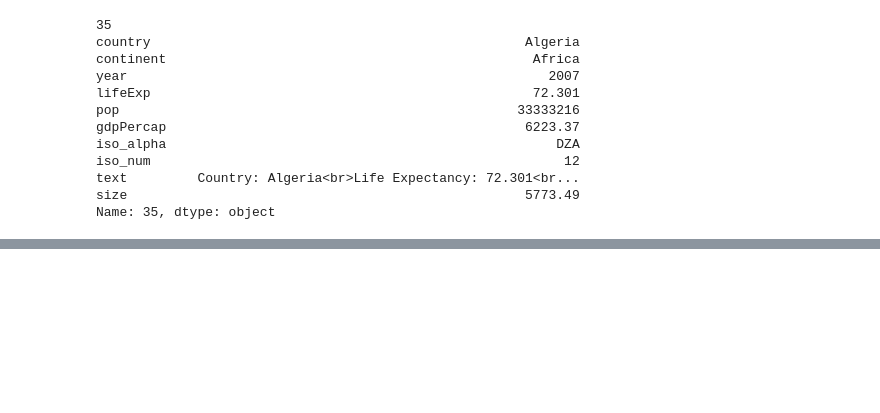
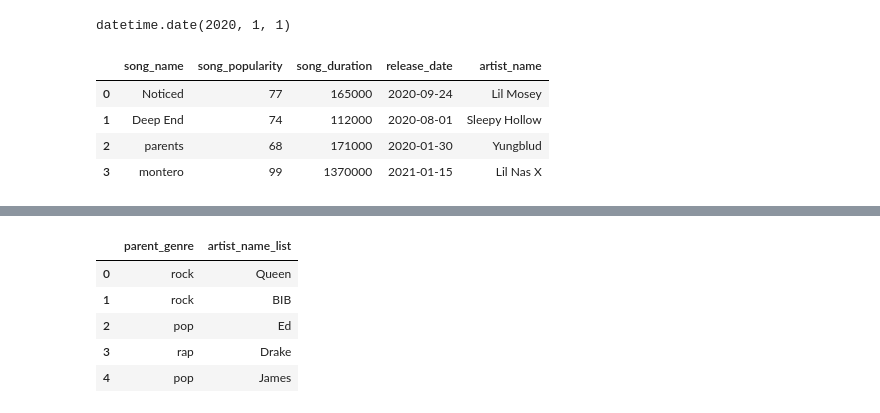
Before and after one commit to Harsh-2420/spotify, a Jupyter notebook: plotly testing.ipynb, the cells around one changed output, grey strips where cells are left out. Drawn from its saved outputs; the diff is of its cells as text; code cells hidden in the pictures; blank space fills up the shorter version.

```diff
--- a/plotly testing.ipynb
+++ b/plotly testing.ipynb
@@ -86,30 +7,31 @@ df_2007
-# %%
-for index, row in df_2007.iterrows():
-    print(index)
-    print(row)
-    break
-# %% [output]
-35
-country                                                Algeria
-continent                                               Africa
-year                                                      2007
-lifeExp                                                 72.301
-pop                                                   33333216
-gdpPercap                                              6223.37
-iso_alpha                                                  DZA
-iso_num                                                     12
-text         Country: Algeria<br>Life Expectancy: 72.301<br...
-size                                                   5773.49
-Name: 35, dtype: object
+# %%
+t = '2020'
+date = datetime.strptime(t, "%Y").date()
+date
+# %% [output]
+datetime.date(2020, 1, 1)
 # %%
+release_date = []
+store = ['2020-09-24', '2020-08-01', '2020-01-30', '2021-01-15']
+for date in store:
+    release_date.append(str(datetime.strptime(
+                date, "%Y-%m-%d").date()))
+
 
 song_name = ['Noticed', 'Deep End','parents','montero']
 song_popularity = [77, 74, 68, 99]
 song_duration = [165000, 112000, 171000, 1370000]
-release_date = [2020, 2018, 2017, 2021]
+# release_date = [2020, 2018, 2017, 2021]
 artist_name = ['Lil Mosey', 'Sleepy Hollow', 'Yungblud', 'Lil Nas X']
 
 popular_df = pd.DataFrame({'song_name': song_name, 'song_popularity': song_popularity, 'song_duration':song_duration, 'release_date':release_date, 'artist_name':artist_name})
+popular_df
+# %% [output]
+|  | song_name | song_popularity | song_duration | release_date | artist_name |
+| 0 | Noticed | 77 | 165000 | 2020-09-24 | Lil Mosey |
+| 1 | Deep End | 74 | 112000 | 2020-08-01 | Sleepy Hollow |
+| 2 | parents | 68 | 171000 | 2020-01-30 | Yungblud |
+| 3 | montero | 99 | 1370000 | 2021-01-15 | Lil Nas X |
 # %%
 hover_text = []
 bubble_size = []
@@ -165,3 +87,18 @@ fig.update_layout(
 fig.show()
 # %% [output]
 [interactive output not drawn]
+# %%
+parent_genre = ['rock', 'rock', 'pop', 'rap', 'pop']
+artist_name_list = ['Queen', 'BIB', 'Ed', "Drake", "James"]
+
+genre_df = pd.DataFrame()
+genre_df['parent_genre'] = parent_genre
+genre_df['artist_name_list'] = artist_name_list
+genre_df
+# %% [output]
+|  | parent_genre | artist_name_list |
+| 0 | rock | Queen |
+| 1 | rock | BIB |
+| 2 | pop | Ed |
+| 3 | rap | Drake |
+| 4 | pop | James |
```
Also changed, not shown: parts of 7 cells of this notebook, 6 other files.
